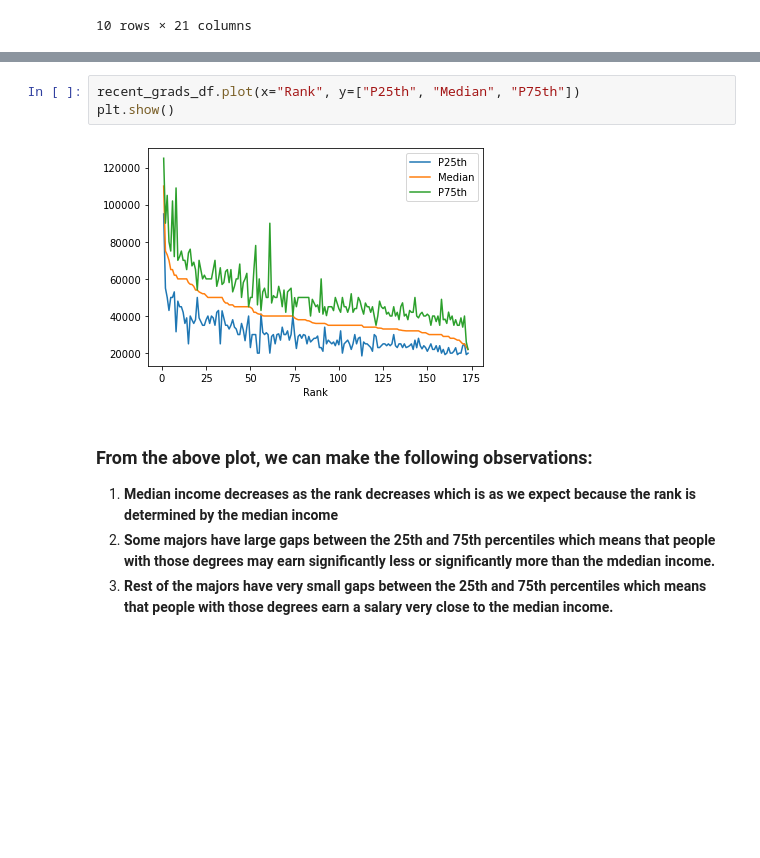
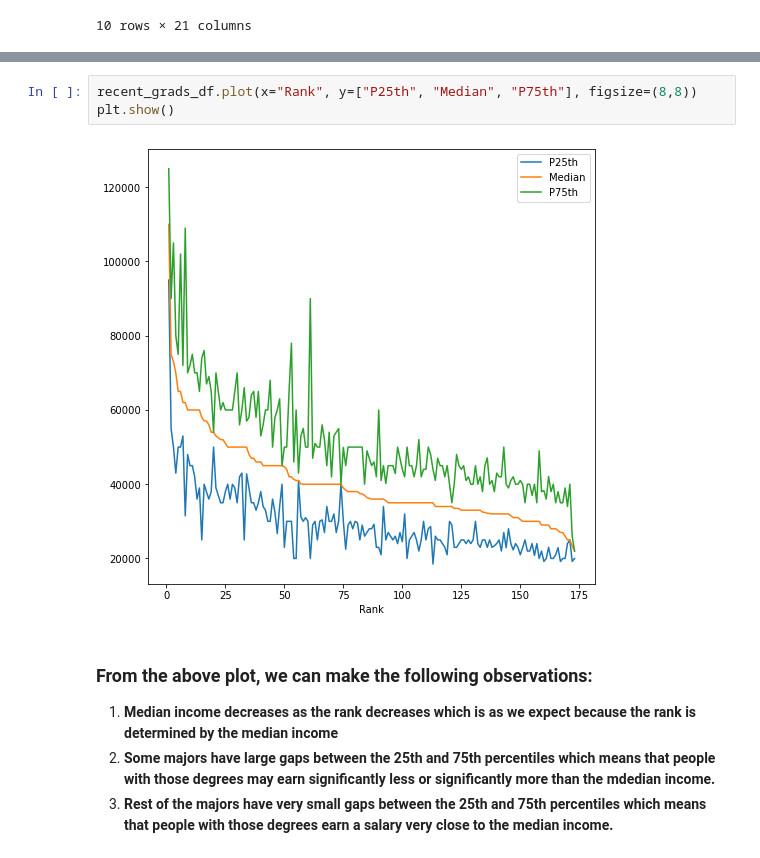
Before and after one commit to puneettokhi/CMPE255, a Jupyter notebook: college_major_analysis.ipynb, the cells around one changed output, grey strips where cells are left out. Cells and saved outputs as stored; diff of their text form; blank space fills up the shorter version.

Commit message:
Added more barcharts and fixed figure size

```diff
--- a/college_major_analysis.ipynb
+++ b/college_major_analysis.ipynb
@@ -225,8 +236,8 @@ recent_grads_df.head(10)
 # %%
-recent_grads_df.plot(x="Rank", y=["P25th", "Median", "P75th"])
+recent_grads_df.plot(x="Rank", y=["P25th", "Median", "P75th"], figsize=(8,8))
 plt.show()
 # %% [output]
-[figure, old version]
+[figure, new version]
 # %% [markdown]
 ### From the above plot, we can make the following observations:
 1. **Median income decreases as the rank decreases which is as we expect because the rank is determined by the median income**
```
Also changed, not shown: parts of 26 cells of this notebook.
